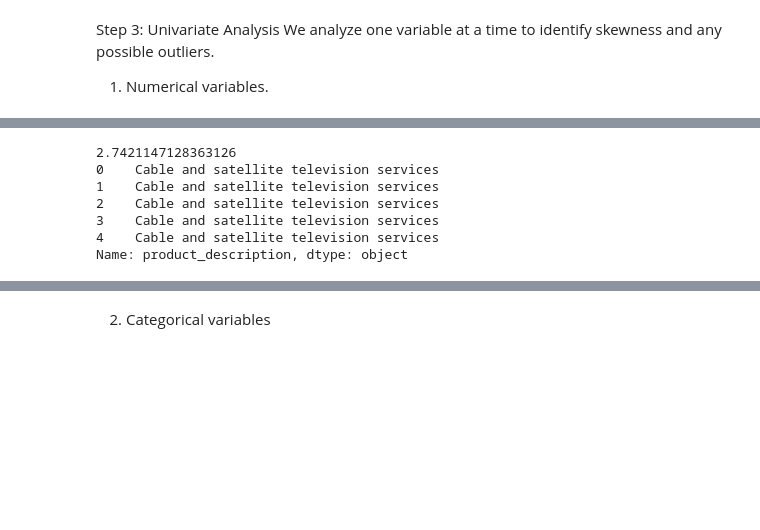
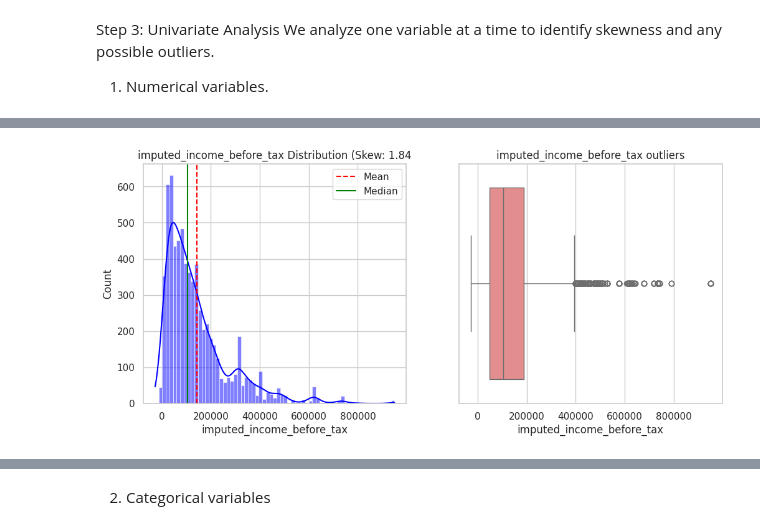
Before and after one commit to Alain-16/Digital_Product_Insights, a Jupyter notebook: DigitalProductEDA.ipynb, the cells around one changed output, grey strips where cells are left out. Cells and saved outputs as stored; diff of their text form; code cells hidden in the pictures; blank space fills up the shorter version.

```diff
--- a/DigitalProductEDA.ipynb
+++ b/DigitalProductEDA.ipynb
@@ -113,11 +114,18 @@ plt.show()
-# %%
-print(df[col].skew())
-print(df['product_description'].head())
-# %% [output]
-2.7421147128363126
-0    Cable and satellite television services
-1    Cable and satellite television services
-2    Cable and satellite television services
-3    Cable and satellite television services
-4    Cable and satellite television services
-Name: product_description, dtype: object
+# %%
+col_target = "imputed_income_before_tax"
+
+plt.figure(figsize=(12,5))
+plt.subplot(1,2,1)
+sns.histplot(df[col_target],kde=True,color='blue')
+plt.axvline(df[col_target].mean(),color='red',linestyle='--',label='Mean')
+plt.axvline(df[col_target].median(),color='green',linestyle='-',label='Median')
+plt.title(f'{col_target} Distribution (Skew: {df[col_target].skew():.2f}')
+plt.legend()
+
+plt.subplot(1,2,2)
+sns.boxplot(x=df[col_target],color='lightcoral')
+plt.title(f'{col_target} outliers')
+plt.show()
+plt.show()
+# %% [output]
+[figure, added]
```
Also changed, not shown: parts of 4 cells of this notebook.
